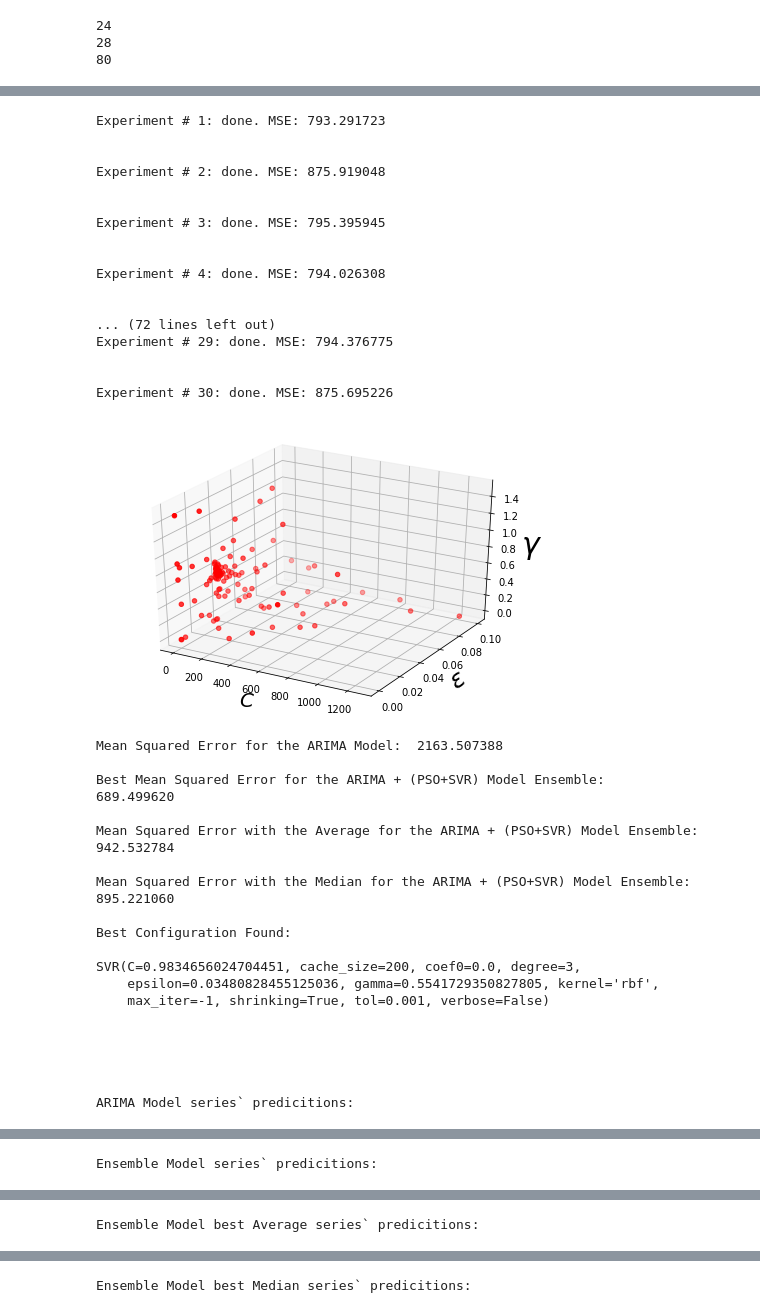
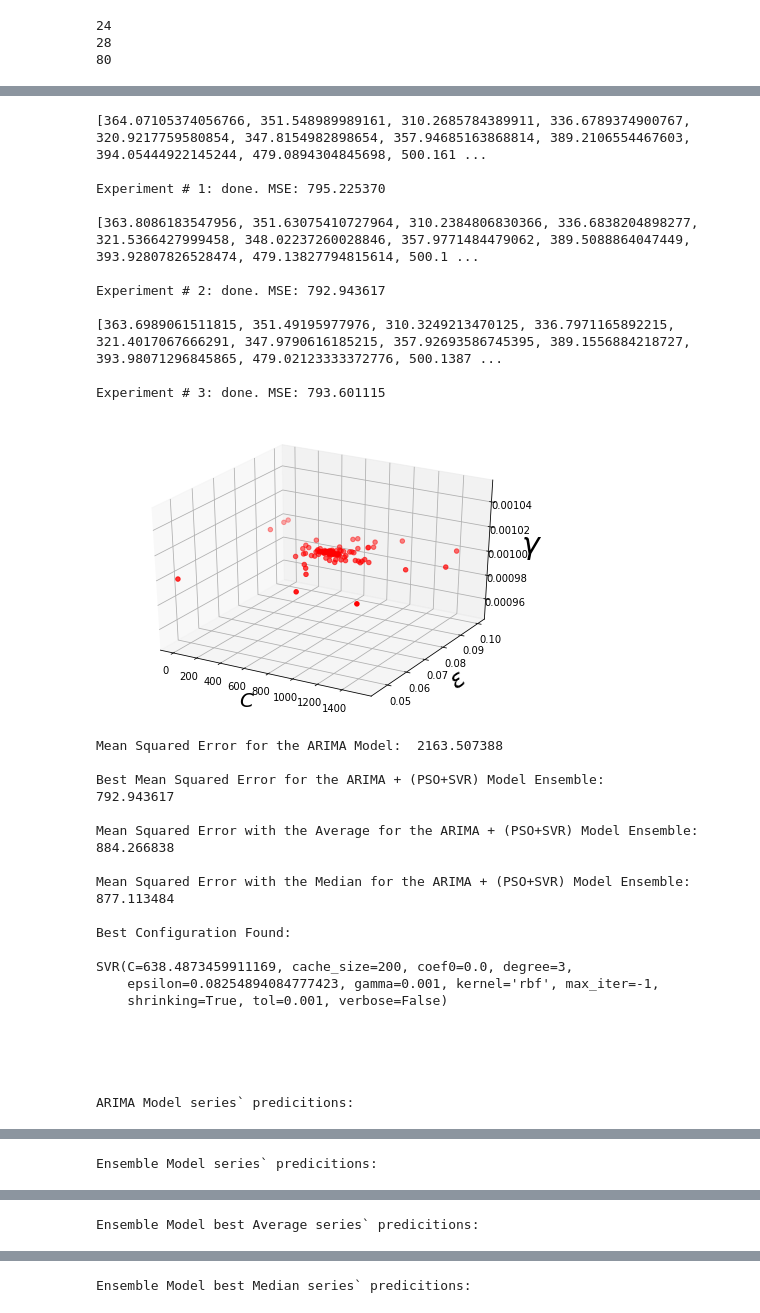
Before and after one commit to rbbh/ARIMA-SVR-PSO-ensemble, a Jupyter notebook: 30_Experiments_of_ARIMA_+_(SVR_+_PSO).ipynb, the cells around one changed output, grey strips where cells are left out. Drawn from its saved outputs; the diff is of its cells as text; code cells hidden in the pictures.

```diff
--- a/30_Experiments_of_ARIMA_+_(SVR_+_PSO).ipynb
+++ b/30_Experiments_of_ARIMA_+_(SVR_+_PSO).ipynb
@@ -368,6 +368,8 @@ def pso(n_particles, iterations, dimensions, inertia, experiments):
         final_exp_av = final_exp_av.tolist()
         final_exp_md = final_exp_md.tolist()
 
+        print(final_exp_p)
+
         final_experiment_predictions.append(final_exp_p)
         final_experiment_averages.append(final_exp_av)
         final_experiment_medians.append(final_exp_md)
@@ -396,6 +398,11 @@ def pso(n_particles, iterations, dimensions, inertia, experiments):
 
     #print('Debug 3')
 
+    final_experiment_predictions_T = list(map(list, zip(*final_experiment_predictions)))
+    final_experiment_averages_T = list(map(list, zip(*final_experiment_averages)))
+    final_experiment_medians_T = list(map(list, zip(*final_experiment_medians)))
+
+
     print(color.BOLD + '\nBest Result: Experiment # %d . Mean Squared Error = %f\n'%(aux_result_1+1, mse_final) + color.BOLD )
 
 
@@ -405,21 +412,18 @@ def pso(n_particles, iterations, dimensions, inertia, experiments):
     final_results["Melhores Configuracoes (G_Bests)"] = g_bests
     final_results["Previsoes com o G_Best (Sistema Final)"] = "="
 
-    for e in range(experiments):
-        for p in range(len(predict_test)):
-            final_results["Pred_" + str(p+1)] = final_experiment_predictions[e][p]
+    for p in range(len(predict_test)):
+        final_results["Pred_" + str(p+1)] = final_experiment_predictions_T[p]
 
     final_results["Previsoes com as Medias"] = "="
 
-    for e in range(experiments):
-        for p in range(len(predict_test)):
-            final_results["Av_Pred_" + str(p+1)] = final_experiment_averages[e][p]
+    for p in range(len(predict_test)):
+        final_results["Av_Pred_" + str(p+1)] = final_experiment_averages_T[p]
 
     final_results["Previsoes com as Medianas"] = "="
 
-    for e in range(experiments):
-        for p in range(len(predict_test)):
-            final_results["Md_Pred_" + str(p+1)] = final_experiment_medians[e][p]
+    for p in range(len(predict_test)):
+        final_results["Md_Pred_" + str(p+1)] = final_experiment_medians_T[p]
 
     final_results["MSE da Previsao do Sistema Final"] = mse_ensemble
     final_results["MSE da Previsao das Medias"] = mse_averages
@@ -659,3 +657,3 @@ Best Result: Experiment # 30 . Mean Squared Error = 791.764515
 # %%
-pso(120, 100, 3, 0.8, 30)
+pso(120, 100, 3, 0.8, 3)
 # %% [output]
@@ -663,34 +661,28 @@ pso(120, 100, 3, 0.8, 30)
-Experiment # 1: done. MSE: 793.291723
+[364.07105374056766, 351.548989989161, 310.2685784389911, 336.6789374900767, 320.9217759580854, 347.8154982898654, 357.94685163868814, 389.2106554467603, 394.05444922145244, 479.0894304845698, 500.161 ...
 
+Experiment # 1: done. MSE: 795.225370
 
-Experiment # 2: done. MSE: 875.919048
+[363.8086183547956, 351.63075410727964, 310.2384806830366, 336.6838204898277, 321.5366427999458, 348.02237260028846, 357.9771484479062, 389.5088864047449, 393.92807826528474, 479.13827794815614, 500.1 ...
 
+Experiment # 2: done. MSE: 792.943617
 
-Experiment # 3: done. MSE: 795.395945
+[363.6989061511815, 351.49195977976, 310.3249213470125, 336.7971165892215, 321.4017067666291, 347.9790616185215, 357.92693586745395, 389.1556884218727, 393.98071296845865, 479.02123333372776, 500.1387 ...
 
-
-Experiment # 4: done. MSE: 794.026308
-
-
-... (72 lines left out)
-Experiment # 29: done. MSE: 794.376775
-
-
-Experiment # 30: done. MSE: 875.695226
+Experiment # 3: done. MSE: 793.601115
-[figure, old version]
+[figure, new version]
 Mean Squared Error for the ARIMA Model:  2163.507388
 
-Best Mean Squared Error for the ARIMA + (PSO+SVR) Model Ensemble:        689.499620
+Best Mean Squared Error for the ARIMA + (PSO+SVR) Model Ensemble:        792.943617
 
-Mean Squared Error with the Average for the ARIMA + (PSO+SVR) Model Ensemble:    942.532784
+Mean Squared Error with the Average for the ARIMA + (PSO+SVR) Model Ensemble:    884.266838
 
-Mean Squared Error with the Median for the ARIMA + (PSO+SVR) Model Ensemble:     895.221060
+Mean Squared Error with the Median for the ARIMA + (PSO+SVR) Model Ensemble:     877.113484
 
 Best Configuration Found:
 
-SVR(C=0.9834656024704451, cache_size=200, coef0=0.0, degree=3,
-    epsilon=0.03480828455125036, gamma=0.5541729350827805, kernel='rbf',
-    max_iter=-1, shrinking=True, tol=0.001, verbose=False)
+SVR(C=638.4873459911169, cache_size=200, coef0=0.0, degree=3,
+    epsilon=0.08254894084777423, gamma=0.001, kernel='rbf', max_iter=-1,
+    shrinking=True, tol=0.001, verbose=False)
 
 
 
```
Also changed, not shown: parts of 6 cells of this notebook.
